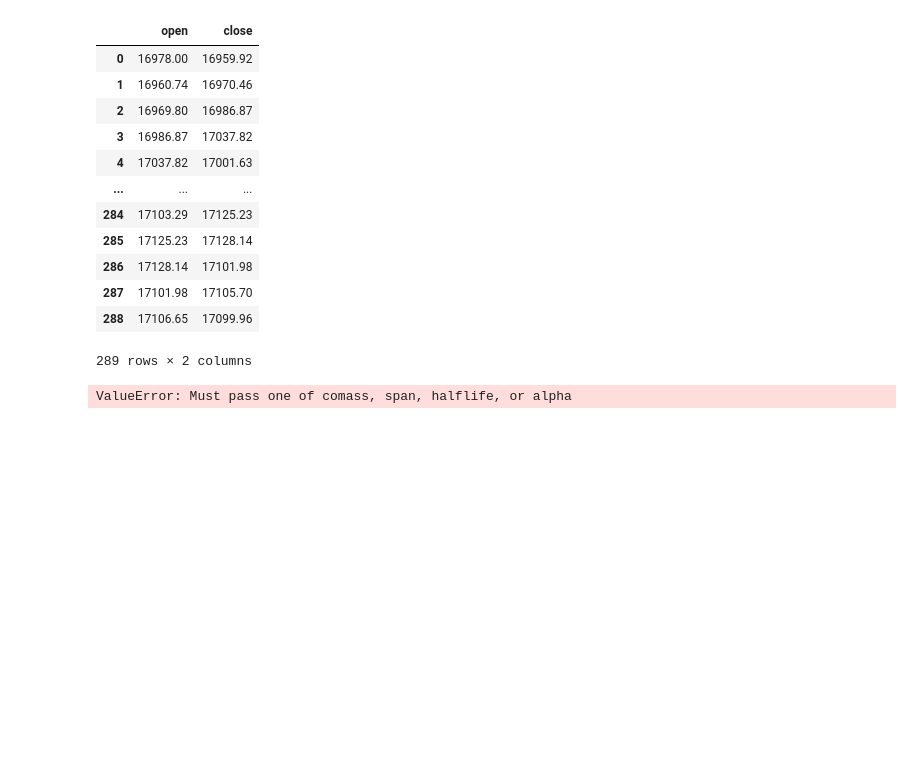
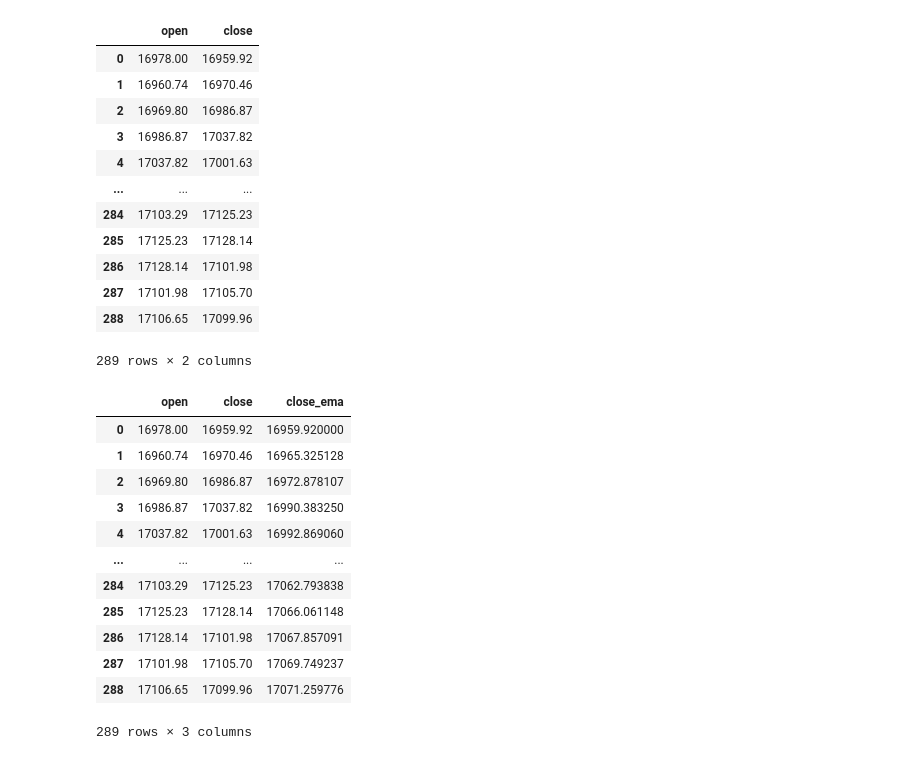
Before and after one commit to NaolGB/Long-Reward-Labeling, a Jupyter notebook: labeling.ipynb, the cells around one changed output. Drawn from its saved outputs; the diff is of its cells as text; code cells hidden in the pictures; blank space fills up the shorter version.

```diff
--- a/labeling.ipynb
+++ b/labeling.ipynb
@@ -29,4 +29,0 @@ alpha_values = [0.05, 0.25, 0.5, 0.75, 0.95]
-# %%
-ewm = df.ewm()
-# %% [output]
-ValueError: Must pass one of comass, span, halflife, or alpha
@@ -32,0 +32,16 @@ ValueError: Must pass one of comass, span, halflife, or alpha
+# %%
+df
+# %% [output]
+|  | open | close | close_ema |
+| 0 | 16978.00 | 16959.92 | 16959.920000 |
+| 1 | 16960.74 | 16970.46 | 16965.325128 |
+| 2 | 16969.80 | 16986.87 | 16972.878107 |
+| 3 | 16986.87 | 17037.82 | 16990.383250 |
+| 4 | 17037.82 | 17001.63 | 16992.869060 |
+| ... | ... | ... | ... |
+| 284 | 17103.29 | 17125.23 | 17062.793838 |
+| 285 | 17125.23 | 17128.14 | 17066.061148 |
+| 286 | 17128.14 | 17101.98 | 17067.857091 |
+| 287 | 17101.98 | 17105.70 | 17069.749237 |
+| 288 | 17106.65 | 17099.96 | 17071.259776 |
+289 rows × 3 columns
```
Also changed, not shown: parts of 6 cells of this notebook.
